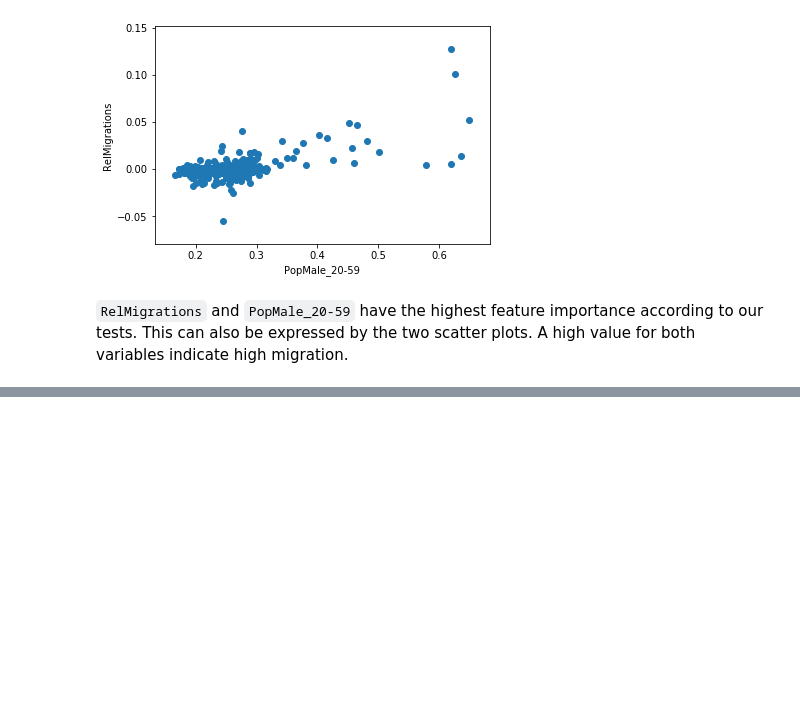
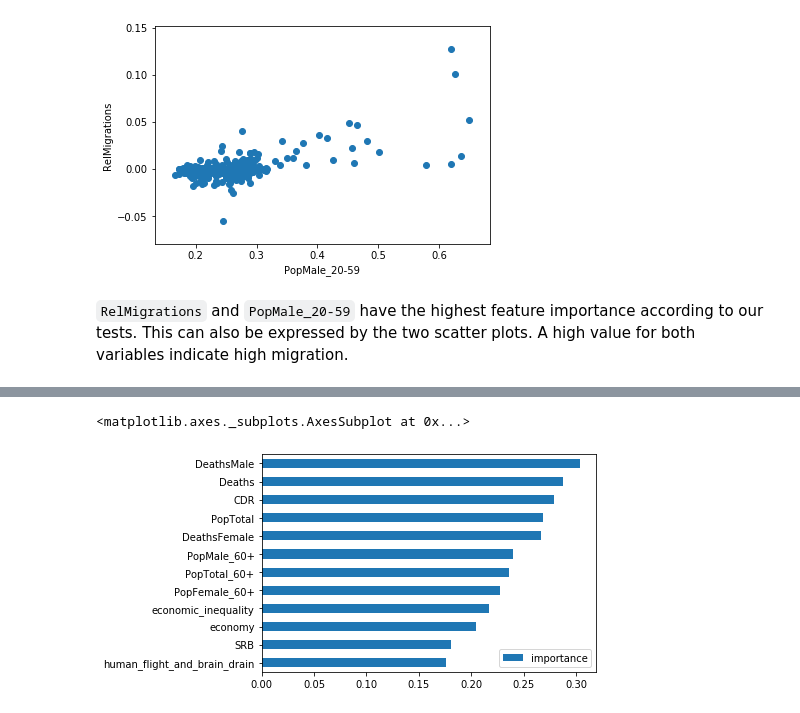
Before and after one commit to oStritze/dopp3, a Jupyter notebook: src/total.ipynb, the cells around one changed output, grey strips where cells are left out. Cells and saved outputs as stored; diff of their text form; code cells hidden in the pictures; blank space fills up the shorter version.

```diff
--- a/src/total.ipynb
+++ b/src/total.ipynb
@@ -349,0 +555,7 @@ plt.show()
+# %%
+ridge_feature_importances = pd.DataFrame(RidgeClassifier(normalize=True, class_weight="balanced").fit(MinMaxScaler().fit_transform(X),y).coef_)
+ridge_feature_importances.columns = X.columns
+ridge_feature_importances = ridge_feature_importances.T
+ridge_feature_importances.columns = ["importance"]
+ridge_feature_importances = ridge_feature_importances.round(3)
+ridge_feature_importances.sort_values(by="importance", ascending=False)
@@ -349,0 +580,5 @@ plt.show()
+# %%
+ridge_feature_importances.sort_values(by="importance", ascending=True)[-12:].plot(kind="barh")
+# %% [output]
+<matplotlib.axes._subplots.AxesSubplot at 0x...>
+[figure, added]
```
Also changed, not shown: parts of 23 cells of this notebook, 1 other file.
